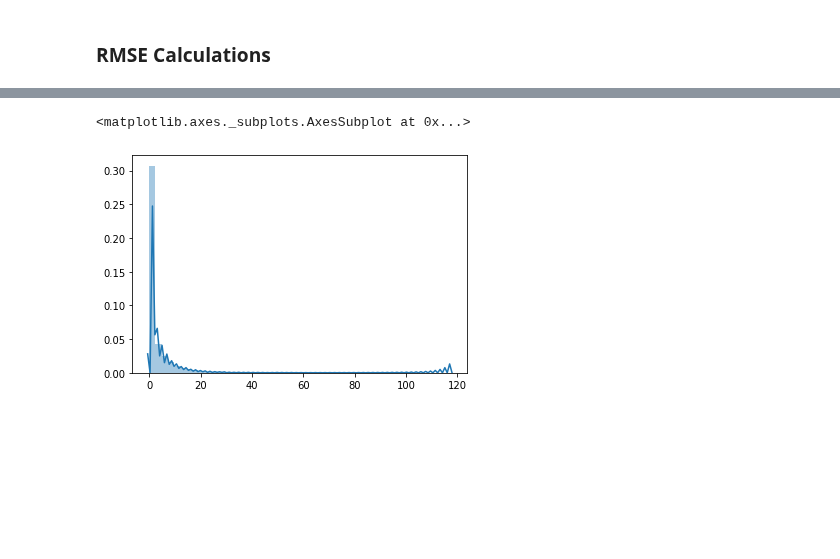
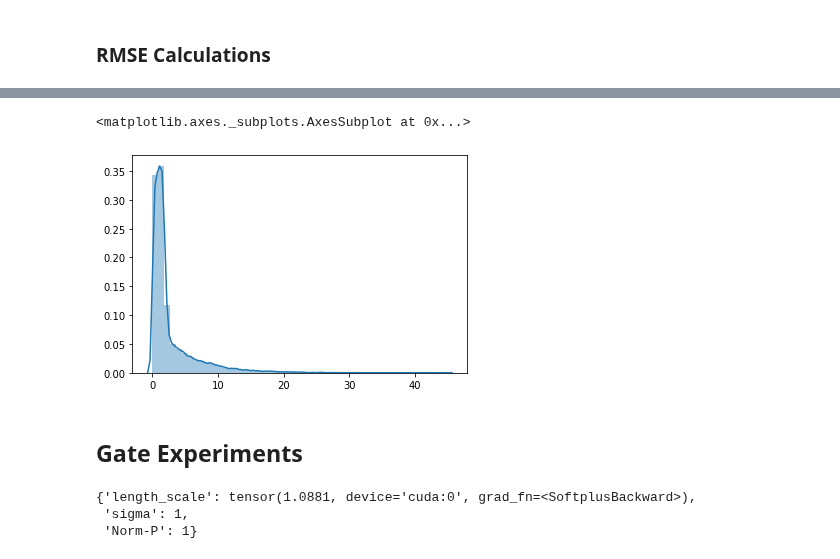
Before and after one commit to yamacisik/gated_kernel_tpp, a Jupyter notebook: dev_notebook.ipynb, the cells around one changed output, grey strips where cells are left out. Saved outputs shown, nothing was run; the diff lists cells and outputs as text; code cells hidden in the pictures; blank space fills up the shorter version.

Commit message:
Running 1-D Power Law Hawkes

```diff
--- a/dev_notebook.ipynb
+++ b/dev_notebook.ipynb
@@ -76,2 +19,26 @@ Epoch:4, Loss:3.0368309020996094
 # %% [markdown]
 ## Kernel Predictions
+# %%
+data = '../data/simulated/sin_hawkes/'
+batch_size = 1
+def load_data(name, dict_name):
+    with open(name, 'rb') as f:
+        data = pickle.load(f, encoding='latin-1')
+        num_types = data['dim_process']
+        data = data[dict_name]
+        return data, int(num_types)
+
+train_data, num_types = load_data(data + 'train.pkl', 'train')
+dev_data, _ = load_data(data + 'dev.pkl', 'dev')
+test_data, _ = load_data(data + 'test.pkl', 'test')
+
+
+trainloader = get_dataloader(train_data, batch_size, shuffle=True)
+testloader = get_dataloader(test_data, 1, shuffle=False)
+valloader = get_dataloader(dev_data, 1, shuffle=False)
+
+t_max = max(max(max(valloader.dataset.time)), max(max(testloader.dataset.time)), max(max(trainloader.dataset.time)))
+
+model = gated_TPP(num_types,32, t_max=t_max,dropout= 0.1)
+device = 'cuda'
+model.load_state_dict(torch.load('trained_models/power_hawkesdebug_model.pt'))
@@ -79,6 +48,7 @@ Epoch:4, Loss:3.0368309020996094
 kernel_values = []
 all_times = []
 
+model = model.to(device)
 
 for batch in testloader:
 
@@ -86,6 +56,8 @@ for batch in testloader:
     length = event_type.sum()
     event_time = batch[0]
     arrival_time = batch[1]
+
+    event_time, arrival_time, event_type,_ = map(lambda x: x.to(device), batch)
     scores, embedding,t_diff = model.encoder(event_type,event_time)
 
 
@@ -137,13 +108,18 @@ plt.plot(t,alpha)
 # %%
 last_errors = []
 all_errors = []
-
+all_predictions = []
+all_arrivals = []
 for batch in testloader:
 
 
     event_type = batch[2]
     event_time = batch[0]
     arrival_time = batch[1]
+
+    event_time, arrival_time, event_type,_ = map(lambda x: x.to(device), batch)
+
+
     predicted_times = model(event_type,event_time)
 
 
@@ -153,12 +129,14 @@ for batch in testloader:
     for idx in last_event_index:
         last_errors.append(errors[seq_index][idx].unsqueeze(-1))
         all_errors.append(errors[seq_index][:idx+1])
-
+        all_predictions.append(predicted_times[:, :-1][:idx+1].squeeze(0))
+        all_arrivals.append(arrival_time[:, :-1][:idx+1].squeeze(0))
 last_errors = torch.cat(last_errors)
 last_RMSE =(last_errors**2).mean().sqrt()
+
+all_predictions = torch.cat(all_predictions)
+all_arrivals = torch.cat(all_arrivals)
 
 
 all_errors = torch.cat(all_errors)
 all_RMSE = (all_errors**2).mean().sqrt()
-
-RMSE
@@ -171,5 +153,14 @@ torch.Size([1])
 # %%
-sns.distplot(np.absolute(all_errors.detach()))
+sns.distplot(np.abs(all_errors.to('cpu').detach()))
 # %% [output]
 <matplotlib.axes._subplots.AxesSubplot at 0x...>
-[figure, old version]
+[figure, new version]
+# %% [markdown]
+## Gate Experiments
+# %%
+model.encoder.kernel.get_params()
+# model.encoder.sigmoid.get_params()
+# %% [output]
+{'length_scale': tensor(1.0881, device='cuda:0', grad_fn=<SoftplusBackward>),
+ 'sigma': 1,
+ 'Norm-P': 1}
```
Also changed, not shown: parts of 23 cells of this notebook, 4 other files.
